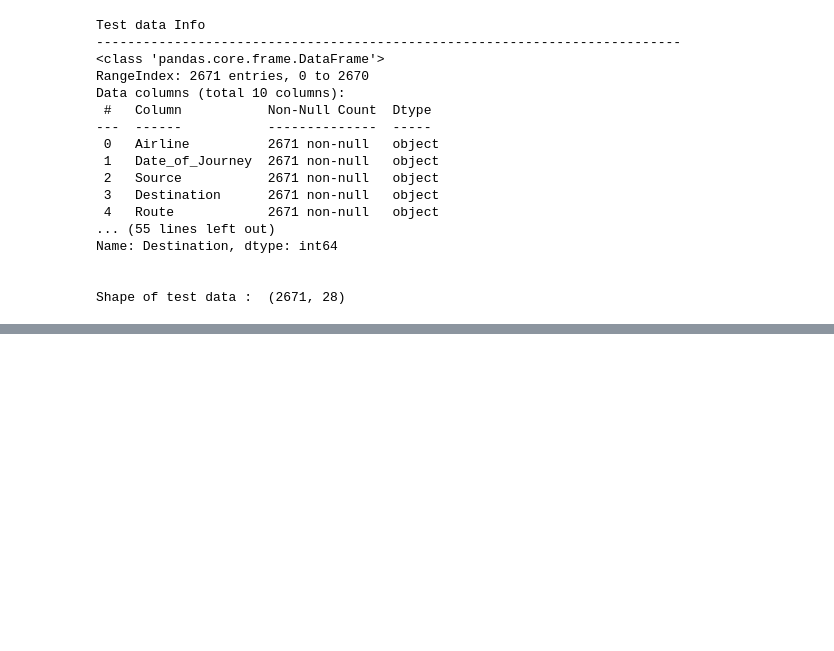
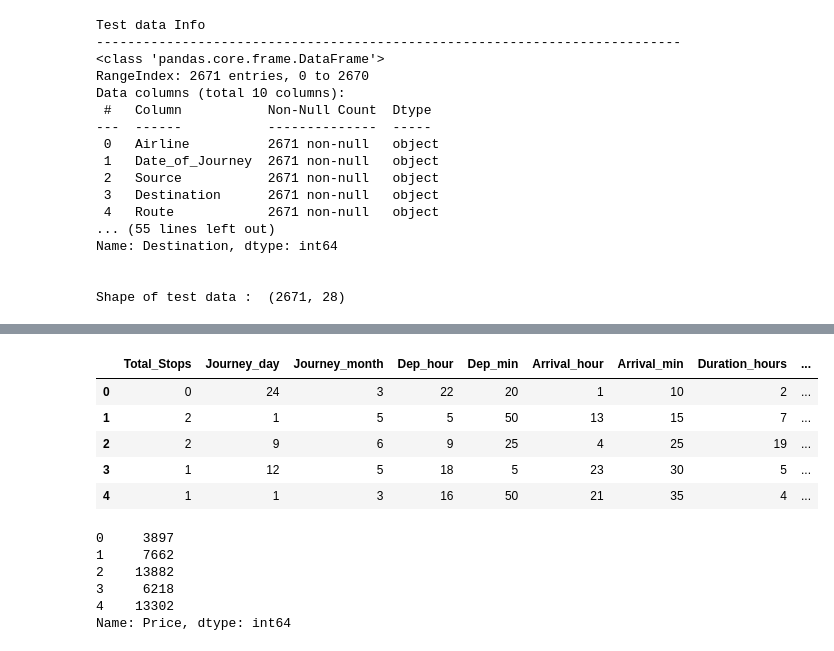
Before and after one commit to bidhyapokharel/Flight-Fare-Prediction, a Jupyter notebook: DataExploration.ipynb, the cells around one changed output, grey strips where cells are left out. Drawn from its saved outputs; the diff is of its cells as text; code cells hidden in the pictures; blank space fills up the shorter version.

```diff
--- a/DataExploration.ipynb
+++ b/DataExploration.ipynb
@@ -413,0 +427,31 @@ Shape of test data :  (2671, 28)
+# %%
+
+X = data_train.loc[:, ['Total_Stops',  'Journey_day', 'Journey_month', 'Dep_hour',
+       'Dep_min', 'Arrival_hour', 'Arrival_min', 'Duration_hours',
+       'Duration_mins', 'Airline_Air India', 'Airline_GoAir', 'Airline_IndiGo',
+       'Airline_Jet Airways', 'Airline_Jet Airways Business',
+       'Airline_Multiple carriers',
+       'Airline_Multiple carriers Premium economy', 'Airline_SpiceJet',
+       'Airline_Trujet', 'Airline_Vistara', 'Airline_Vistara Premium economy',
+       'Source_Chennai', 'Source_Delhi', 'Source_Kolkata', 'Source_Mumbai',
+       'Destination_Cochin', 'Destination_Delhi', 'Destination_Hyderabad',
+       'Destination_Kolkata', 'Destination_New Delhi']]
+X.head()
+# %% [output]
+|  | Total_Stops | Journey_day | Journey_month | Dep_hour | Dep_min | Arrival_hour | Arrival_min | Duration_hours | ... |
+| 0 | 0 | 24 | 3 | 22 | 20 | 1 | 10 | 2 | ... |
+| 1 | 2 | 1 | 5 | 5 | 50 | 13 | 15 | 7 | ... |
+| 2 | 2 | 9 | 6 | 9 | 25 | 4 | 25 | 19 | ... |
+| 3 | 1 | 12 | 5 | 18 | 5 | 23 | 30 | 5 | ... |
+| 4 | 1 | 1 | 3 | 16 | 50 | 21 | 35 | 4 | ... |
+# %%
+
+y = data_train.iloc[:, 1]
+y.head()
+# %% [output]
+0     3897
+1     7662
+2    13882
+3     6218
+4    13302
+Name: Price, dtype: int64
```
Also changed, not shown: parts of 11 cells of this notebook.
